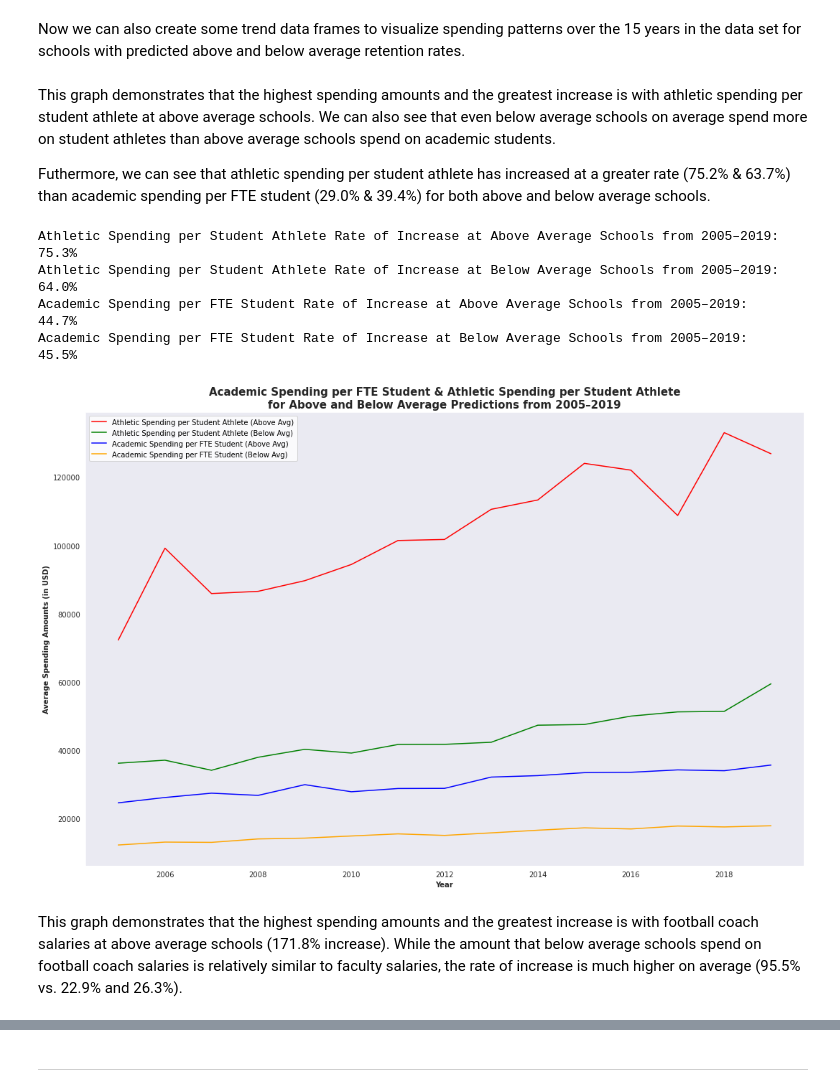
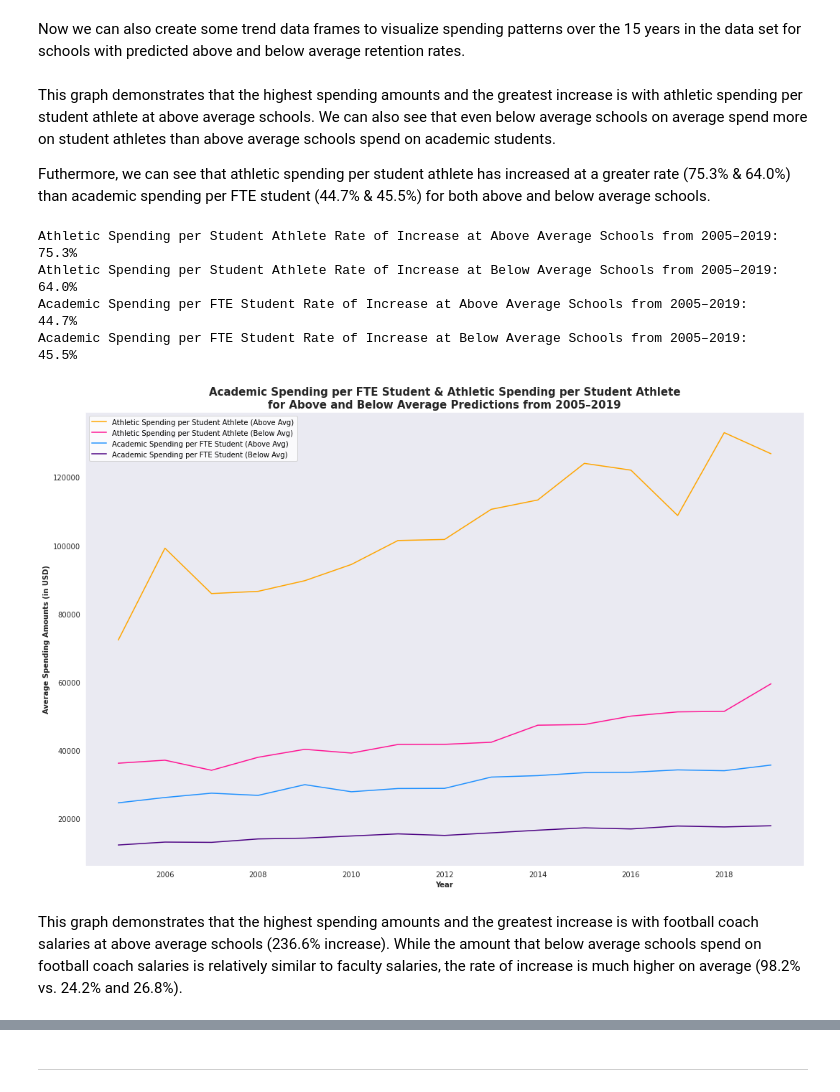
Before and after one commit to Shoemaker703/college_retention, a Jupyter notebook: Summary Notebook.ipynb, the cells around one changed output, grey strips where cells are left out. Cells and saved outputs as stored; diff of their text form; code cells hidden in the pictures.

```diff
--- a/Summary Notebook.ipynb
+++ b/Summary Notebook.ipynb
@@ -1311,40 +1329,40 @@ below_avg_pred_trends = below_average_preds.groupby('Survey Year').median()
 # %% [markdown]
 This graph demonstrates that the highest spending amounts and the greatest increase is with athletic spending per student athlete at above average schools. We can also see that even below average schools on average spend more on student athletes than above average schools spend on academic students.
 
-Futhermore, we can see that athletic spending per student athlete has increased at a greater rate (75.2% & 63.7%) than academic spending per FTE student (29.0% & 39.4%) for both above and below average schools.
+Futhermore, we can see that athletic spending per student athlete has increased at a greater rate (75.3% & 64.0%) than academic spending per FTE student (44.7% & 45.5%) for both above and below average schools.
 # %%
 # Looking academic spending per FTE student vs. athletic spending per student athlete at above and below average schools.
 print(f"Athletic Spending per Student Athlete Rate of Increase at Above Average Schools from 2005–2019: {round(((above_avg_pred_trends['Athletic Spending per Student Athlete'][-1] - above_avg_pred_trends['Athletic Spending per Student Athlete'][0])/above_avg_pred_trends['Athletic Spending per Student Athlete'][0])*100,1)}%")
 print(f"Athletic Spending per Student Athlete Rate of Increase at Below Average Schools from 2005–2019: {round(((below_avg_pred_trends['Athletic Spending per Student Athlete'][-1] - below_avg_pred_trends['Athletic Spending per Student Athlete'][0])/below_avg_pred_trends['Athletic Spending per Student Athlete'][0])*100,1)}%")
 print(f"Academic Spending per FTE Student Rate of Increase at Above Average Schools from 2005–2019:     {round(((above_avg_pred_trends['Academic Spending per FTE Student'][-1] - above_avg_pred_trends['Academic Spending per FTE Student'][0])/above_avg_pred_trends['Academic Spending per FTE Student'][0])*100,1)}%")
 print(f"Academic Spending per FTE Student Rate of Increase at Below Average Schools from 2005–2019:     {round(((below_avg_pred_trends['Academic Spending per FTE Student'][-1] - below_avg_pred_trends['Academic Spending per FTE Student'][0])/below_avg_pred_trends['Academic Spending per FTE Student'][0])*100,1)}%")
 
 
 with sns.axes_style('dark'):
     fig, ax = plt.subplots(figsize=(15,10))
 
-sns.lineplot(y = above_avg_pred_trends['Athletic Spending per Student Athlete'], x = above_avg_pred_trends.index, color='red')
-sns.lineplot(y = below_avg_pred_trends['Athletic Spending per Student Athlete'], x = below_avg_pred_trends.index, color='green')
-sns.lineplot(y = above_avg_pred_trends['Academic Spending per FTE Student'], x = above_avg_pred_trends.index, color='blue')
-sns.lineplot(y = below_avg_pred_trends['Academic Spending per FTE Student'], x = below_avg_pred_trends.index, color='orange')
+sns.lineplot(y = above_avg_pred_trends['Athletic Spending per Student Athlete'], x = above_avg_pred_trends.index, color='orange')
+sns.lineplot(y = below_avg_pred_trends['Athletic Spending per Student Athlete'], x = below_avg_pred_trends.index, color='deeppink')
+sns.lineplot(y = above_avg_pred_trends['Academic Spending per FTE Student'], x = above_avg_pred_trends.index, color='dodgerblue')
+sns.lineplot(y = below_avg_pred_trends['Academic Spending per FTE Student'], x = below_avg_pred_trends.index, color='indigo')
 
 ax.set_title('Academic Spending per FTE Student & Athletic Spending per Student Athlete\nfor Above and Below Average Predictions from 2005–2019',
              fontsize=15,fontweight='bold')
 ax.set_xlabel('Year', fontsize=10,fontweight='bold')
 ax.set_ylabel('Average Spending Amounts (in USD)', fontsize=10,fontweight='bold')
 ax.legend(labels = ['Athletic Spending per Student Athlete (Above Avg)', 'Athletic Spending per Student Athlete (Below Avg)',
                     'Academic Spending per FTE Student (Above Avg)', 'Academic Spending per FTE Student (Below Avg)'],
          loc='upper left')
 plt.tight_layout()
 plt.savefig('Images/academic_athletic_spending_avg_trends.png');
 # %% [output]
 Athletic Spending per Student Athlete Rate of Increase at Above Average Schools from 2005–2019: 75.3%
 Athletic Spending per Student Athlete Rate of Increase at Below Average Schools from 2005–2019: 64.0%
 Academic Spending per FTE Student Rate of Increase at Above Average Schools from 2005–2019:     44.7%
 Academic Spending per FTE Student Rate of Increase at Below Average Schools from 2005–2019:     45.5%
-[figure, old version]
+[figure, new version]
 # %% [markdown]
-This graph demonstrates that the highest spending amounts and the greatest increase is with football coach salaries at above average schools (171.8% increase). While the amount that below average schools spend on football coach salaries is relatively similar to faculty salaries, the rate of increase is much higher on average (95.5% vs. 22.9% and 26.3%).
+This graph demonstrates that the highest spending amounts and the greatest increase is with football coach salaries at above average schools (236.6% increase). While the amount that below average schools spend on football coach salaries is relatively similar to faculty salaries, the rate of increase is much higher on average (98.2% vs. 24.2% and 26.8%).
 # %%
 # Looking at average faculty salaries vs. average football coach salaries at above and below average schools.
 
```
Also changed, not shown: parts of 42 cells of this notebook, 5 other files.
